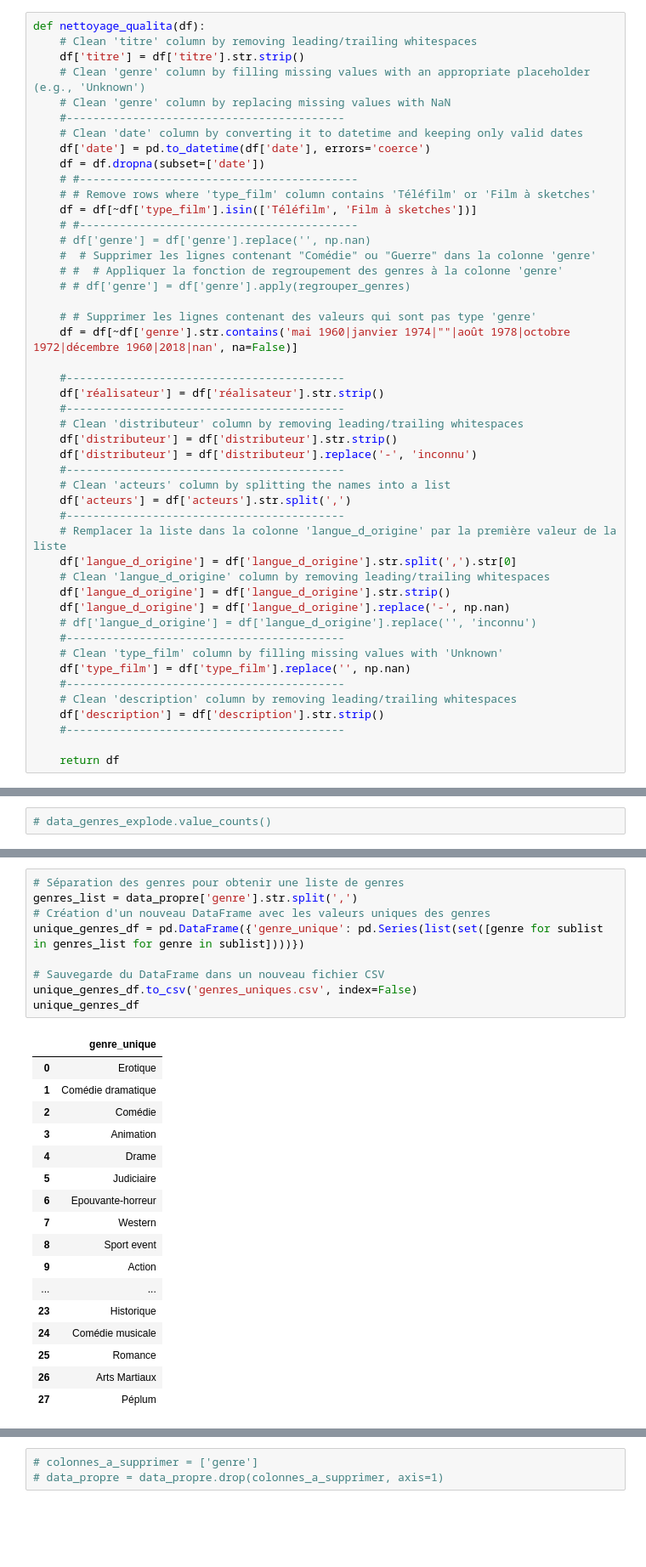
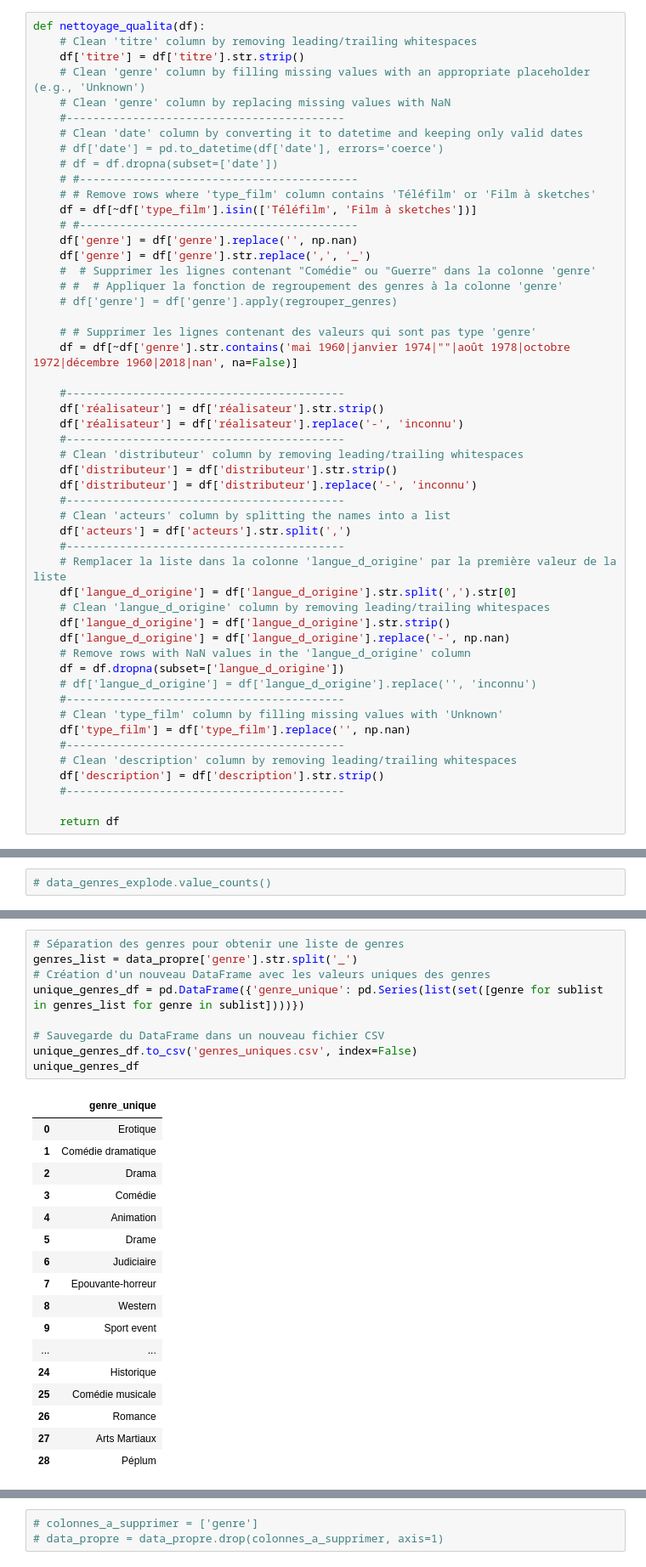
Before and after one commit to RolaMmss/prevoir_la_popularite_d_un_film, a Jupyter notebook: machine_learning/nettoyage_data.ipynb, the cells around one changed output, grey strips where cells are left out. Shown: that part at 85% size. Drawn from its saved outputs; the diff is of its cells as text; blank space fills up the shorter version.

```diff
--- a/machine_learning/nettoyage_data.ipynb
+++ b/machine_learning/nettoyage_data.ipynb
@@ -338,22 +351,24 @@ def nettoyage_qualita(df):
     # Clean 'genre' column by replacing missing values with NaN
     #------------------------------------------
     # Clean 'date' column by converting it to datetime and keeping only valid dates
-    df['date'] = pd.to_datetime(df['date'], errors='coerce')
-    df = df.dropna(subset=['date'])
+    # df['date'] = pd.to_datetime(df['date'], errors='coerce')
+    # df = df.dropna(subset=['date'])
     # #------------------------------------------
     # # Remove rows where 'type_film' column contains 'Téléfilm' or 'Film à sketches'
     df = df[~df['type_film'].isin(['Téléfilm', 'Film à sketches'])]
     # #------------------------------------------
-    # df['genre'] = df['genre'].replace('', np.nan)
+    df['genre'] = df['genre'].replace('', np.nan)
+    df['genre'] = df['genre'].str.replace(',', '_')
     #  # Supprimer les lignes contenant "Comédie" ou "Guerre" dans la colonne 'genre'
     # #  # Appliquer la fonction de regroupement des genres à la colonne 'genre'
-    # # df['genre'] = df['genre'].apply(regrouper_genres)
+    # df['genre'] = df['genre'].apply(regrouper_genres)
 
     # # Supprimer les lignes contenant des valeurs qui sont pas type 'genre'
     df = df[~df['genre'].str.contains('mai 1960|janvier 1974|""|août 1978|octobre 1972|décembre 1960|2018|nan', na=False)]
 
     #------------------------------------------
     df['réalisateur'] = df['réalisateur'].str.strip()
+    df['réalisateur'] = df['réalisateur'].replace('-', 'inconnu')
     #------------------------------------------
     # Clean 'distributeur' column by removing leading/trailing whitespaces
     df['distributeur'] = df['distributeur'].str.strip()
@@ -367,6 +382,8 @@ def nettoyage_qualita(df):
     # Clean 'langue_d_origine' column by removing leading/trailing whitespaces
     df['langue_d_origine'] = df['langue_d_origine'].str.strip()
     df['langue_d_origine'] = df['langue_d_origine'].replace('-', np.nan)
+    # Remove rows with NaN values in the 'langue_d_origine' column
+    df = df.dropna(subset=['langue_d_origine'])
     # df['langue_d_origine'] = df['langue_d_origine'].replace('', 'inconnu')
     #------------------------------------------
     # Clean 'type_film' column by filling missing values with 'Unknown'
@@ -465,30 +581,30 @@ Name: genre, Length: 3948, dtype: object
 # %%
 # Séparation des genres pour obtenir une liste de genres
-genres_list = data_propre['genre'].str.split(',')
+genres_list = data_propre['genre'].str.split('_')
 # Création d'un nouveau DataFrame avec les valeurs uniques des genres
 unique_genres_df = pd.DataFrame({'genre_unique': pd.Series(list(set([genre for sublist in genres_list for genre in sublist])))})
 
 # Sauvegarde du DataFrame dans un nouveau fichier CSV
 unique_genres_df.to_csv('genres_uniques.csv', index=False)
 unique_genres_df
 # %% [output]
 |  | genre_unique |
 | 0 | Erotique |
 | 1 | Comédie dramatique |
-| 2 | Comédie |
-| 3 | Animation |
-| 4 | Drame |
-| 5 | Judiciaire |
-| 6 | Epouvante-horreur |
-| 7 | Western |
-| 8 | Sport event |
-| 9 | Action |
+| 2 | Drama |
+| 3 | Comédie |
+| 4 | Animation |
+| 5 | Drame |
+| 6 | Judiciaire |
+| 7 | Epouvante-horreur |
+| 8 | Western |
+| 9 | Sport event |
 | ... | ... |
-| 23 | Historique |
-| 24 | Comédie musicale |
-| 25 | Romance |
-| 26 | Arts Martiaux |
-| 27 | Péplum |
+| 24 | Historique |
+| 25 | Comédie musicale |
+| 26 | Romance |
+| 27 | Arts Martiaux |
+| 28 | Péplum |
 # %%
 data_propre.shape
 # %% [output]
```
Also changed, not shown: parts of 21 cells of this notebook, 13 other files.
